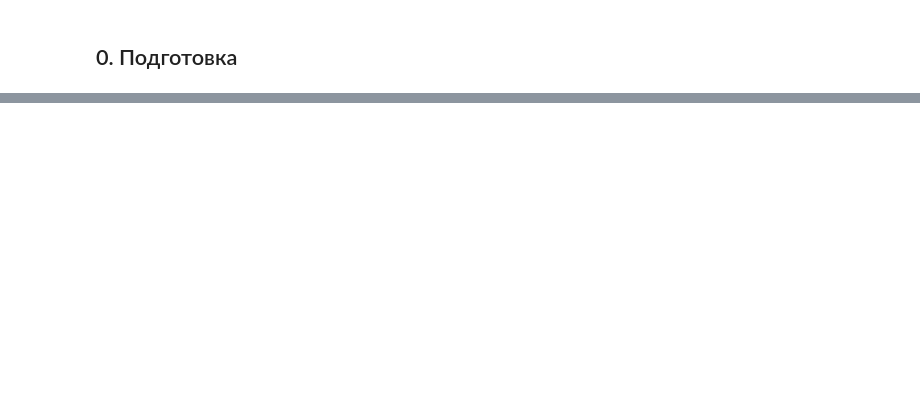
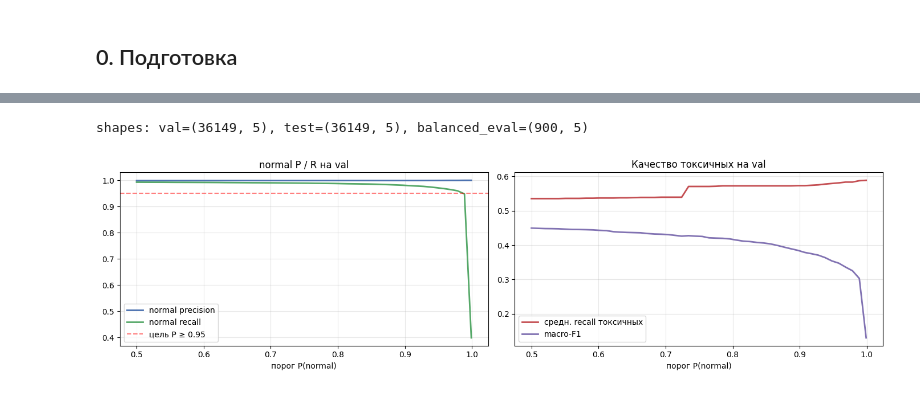
Before and after one commit to uncommonsered/aaa-message-classification, a Jupyter notebook: Desktop/Итоговый проект/07_advanced_training.ipynb, the cells around one changed output, grey strips where cells are left out. Drawn from its saved outputs; the diff is of its cells as text; code cells hidden in the pictures; blank space fills up the shorter version.

```diff
--- a/Desktop/Итоговый проект/07_advanced_training.ipynb
+++ b/Desktop/Итоговый проект/07_advanced_training.ipynb
@@ -213,4 +19,0 @@ trainer_b, tok_b, model_b = train_transformer(
-# %%
-for df, name in [(val, "val"), (test, "test"), (balanced_eval, "balanced_eval")]:
-    probs = predict_proba(trainer_b, df, tok_b)
-    report_on(name, "rubert-base", df["y"].values, np.argmax(probs, axis=-1))
@@ -371,0 +308,20 @@ print(f"Сохранено: {SAVE_DIR}/ + calibration.json")
+# %%
+rows = []
+for model_key, results in RESULTS.items():
+    for ds_name, m in results.items():
+        rows.append({"model": model_key, "eval": ds_name,
+                     "macro-F1": m["macro_f1"],
+                     "normal_P": m["normal_precision"],
+                     "normal_R": m["normal_recall"],
+                     **{f"R_{c}": m["per_class_recall"][c] for c in CLASSES}})
+cmp = pd.DataFrame(rows).set_index(["model", "eval"]).round(3)
+display(cmp)
+
+# Победитель по macro-F1 на balanced_eval (надёжная оценка)
+best_per_eval = {ds: max(RESULTS, key=lambda m: RESULTS[m][ds]["macro_f1"])
+                 for ds in ["val", "test", "balanced_eval"]}
+print("Победитель по macro-F1:")
+for k, v in best_per_eval.items(): print(f"  {k:>14}: {v}")
+
+best_model_key = best_per_eval["balanced_eval"]
+print(f"\nДля калибровки: {best_model_key}")
@@ -371,0 +350,50 @@ print(f"Сохранено: {SAVE_DIR}/ + calibration.json")
+# %%
+p_val   = PROBS_CACHE[best_model_key]["val"]
+p_test  = PROBS_CACHE[best_model_key]["test"]
+p_beval = PROBS_CACHE[best_model_key]["balanced_eval"]
+print(f"shapes: val={p_val.shape}, test={p_test.shape}, balanced_eval={p_beval.shape}")
+
+def apply_threshold(probs, thr):
+    """P(normal) >= thr → normal, иначе argmax по остальным 4 классам."""
+    ni = LABEL2ID["normal"]
+    out = np.full(len(probs), ni, dtype=int)
+    not_normal = probs[:, ni] < thr
+    rest = probs[not_normal].copy()
+    rest[:, ni] = -1
+    out[not_normal] = np.argmax(rest, axis=1)
+    return out
+
+def metrics_at(probs, y_true, thr):
+    pred = apply_threshold(probs, thr)
+    p, r, f1, _ = precision_recall_fscore_support(
+        y_true, pred, labels=range(len(CLASSES)), average=None, zero_division=0)
+    ni = LABEL2ID["normal"]
+    return {
+        "macro_f1": float(f1.mean()),
+        "normal_P": float(p[ni]),
+        "normal_R": float(r[ni]),
+        "toxic_recall_mean": float(np.mean([r[i] for i,c in enumerate(CLASSES) if c!='normal'])),
+        "per_class_R": {c: float(r[i]) for i, c in enumerate(CLASSES)},
+    }
+# %% [output]
+shapes: val=(36149, 5), test=(36149, 5), balanced_eval=(900, 5)
+# %%
+# Sweep порогов на val
+thresholds = np.linspace(0.50, 0.999, 50)
+y_val = val["y"].values
+sweep = pd.DataFrame([{"thr": t, **metrics_at(p_val, y_val, t)} for t in thresholds])
+
+fig, axes = plt.subplots(1, 2, figsize=(14, 4))
+axes[0].plot(sweep["thr"], sweep["normal_P"], label="normal precision", color="#4C72B0", lw=2)
+axes[0].plot(sweep["thr"], sweep["normal_R"], label="normal recall", color="#55A868", lw=2)
+axes[0].axhline(0.95, color="red", ls="--", alpha=0.5, label="цель P ≥ 0.95")
+axes[0].set_xlabel("порог P(normal)"); axes[0].set_title("normal P / R на val")
+axes[0].legend(); axes[0].grid(alpha=0.3)
+
+axes[1].plot(sweep["thr"], sweep["toxic_recall_mean"], label="средн. recall токсичных", color="#C44E52", lw=2)
+axes[1].plot(sweep["thr"], sweep["macro_f1"], label="macro-F1", color="#8172B2", lw=2)
+axes[1].set_xlabel("порог P(normal)"); axes[1].set_title("Качество токсичных на val")
+axes[1].legend(); axes[1].grid(alpha=0.3)
+plt.tight_layout(); plt.show()
+# %% [output]
+[figure, added]
```
Also changed, not shown: parts of 47 cells of this notebook, 3 other files.
